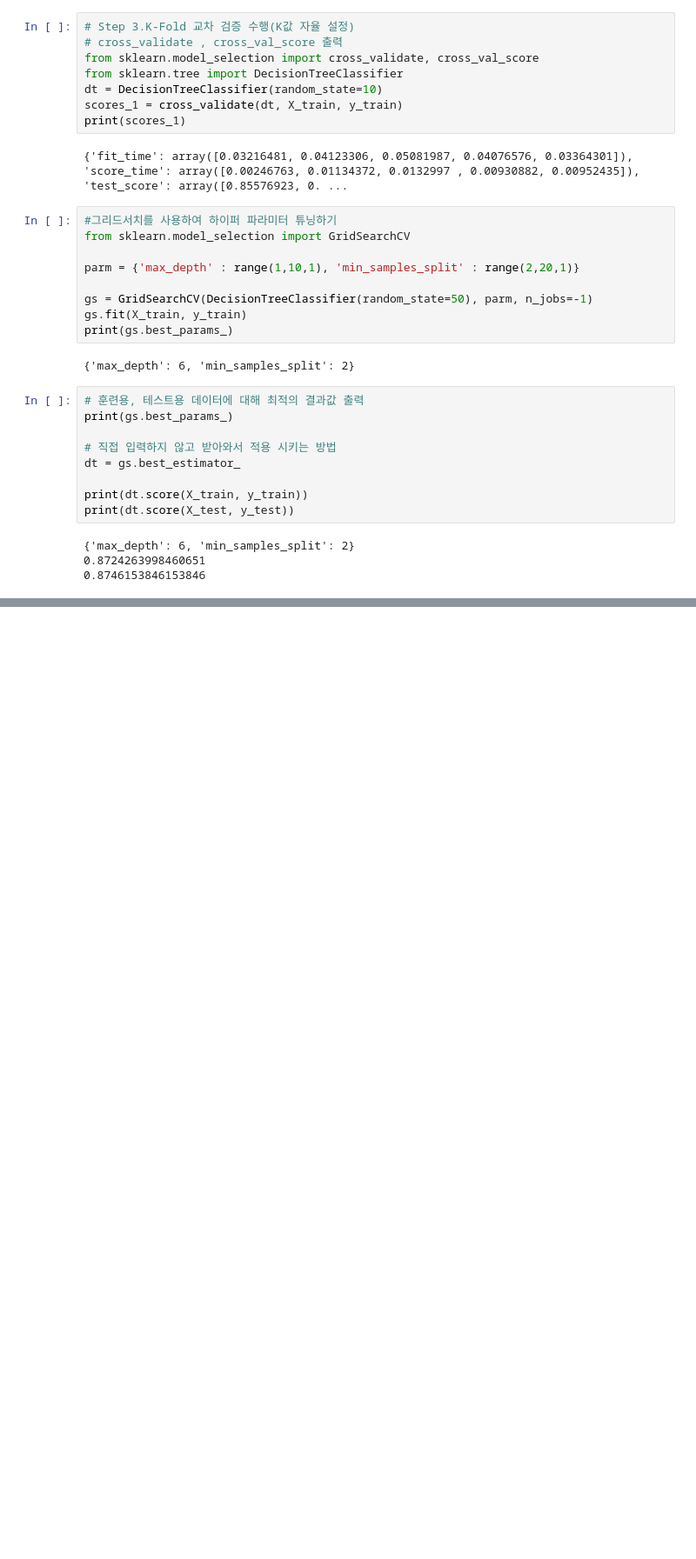
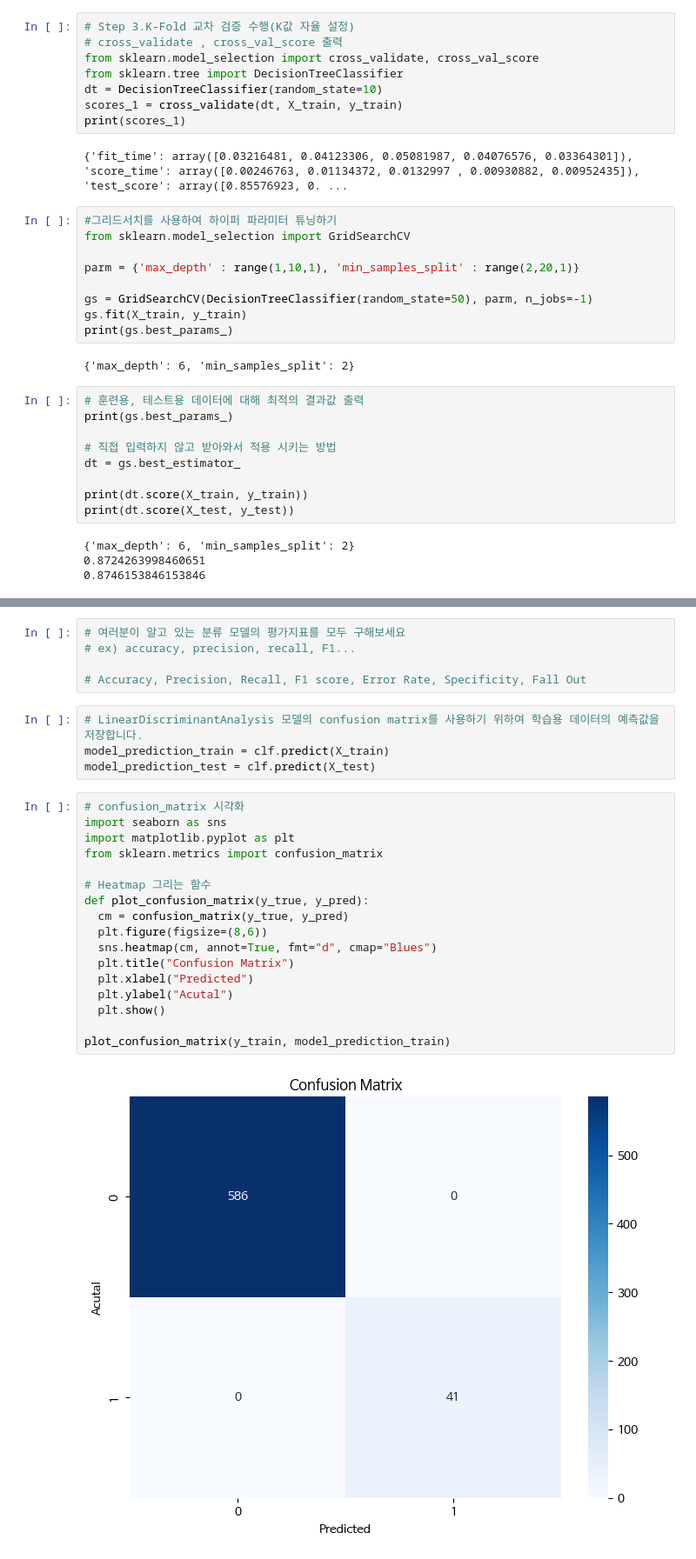
Before and after one commit to ken5929/DeepLearning_Python, a Jupyter notebook: 250519.ipynb, the cells around one changed output, grey strips where cells are left out. Shown at 87% size. Cells and saved outputs as stored; diff of their text form; blank space fills up the shorter version.

```diff
--- a/250519.ipynb
+++ b/250519.ipynb
@@ -710,0 +788,28 @@ print(dt.score(X_test, y_test))
+# %%
+# 여러분이 알고 있는 분류 모델의 평가지표를 모두 구해보세요
+# ex) accuracy, precision, recall, F1...
+
+# Accuracy, Precision, Recall, F1 score, Error Rate, Specificity, Fall Out
+# %%
+# LinearDiscriminantAnalysis 모델의 confusion matrix를 사용하기 위하여 학습용 데이터의 예측값을 저장합니다.
+model_prediction_train = clf.predict(X_train)
+model_prediction_test = clf.predict(X_test)
+# %%
+# confusion_matrix 시각화
+import seaborn as sns
+import matplotlib.pyplot as plt
+from sklearn.metrics import confusion_matrix
+
+# Heatmap 그리는 함수
+def plot_confusion_matrix(y_true, y_pred):
+  cm = confusion_matrix(y_true, y_pred)
+  plt.figure(figsize=(8,6))
+  sns.heatmap(cm, annot=True, fmt="d", cmap="Blues")
+  plt.title("Confusion Matrix")
+  plt.xlabel("Predicted")
+  plt.ylabel("Acutal")
+  plt.show()
+
+plot_confusion_matrix(y_train, model_prediction_train)
+# %% [output]
+[figure, added]
```
Also changed, not shown: parts of 8 cells of this notebook.
